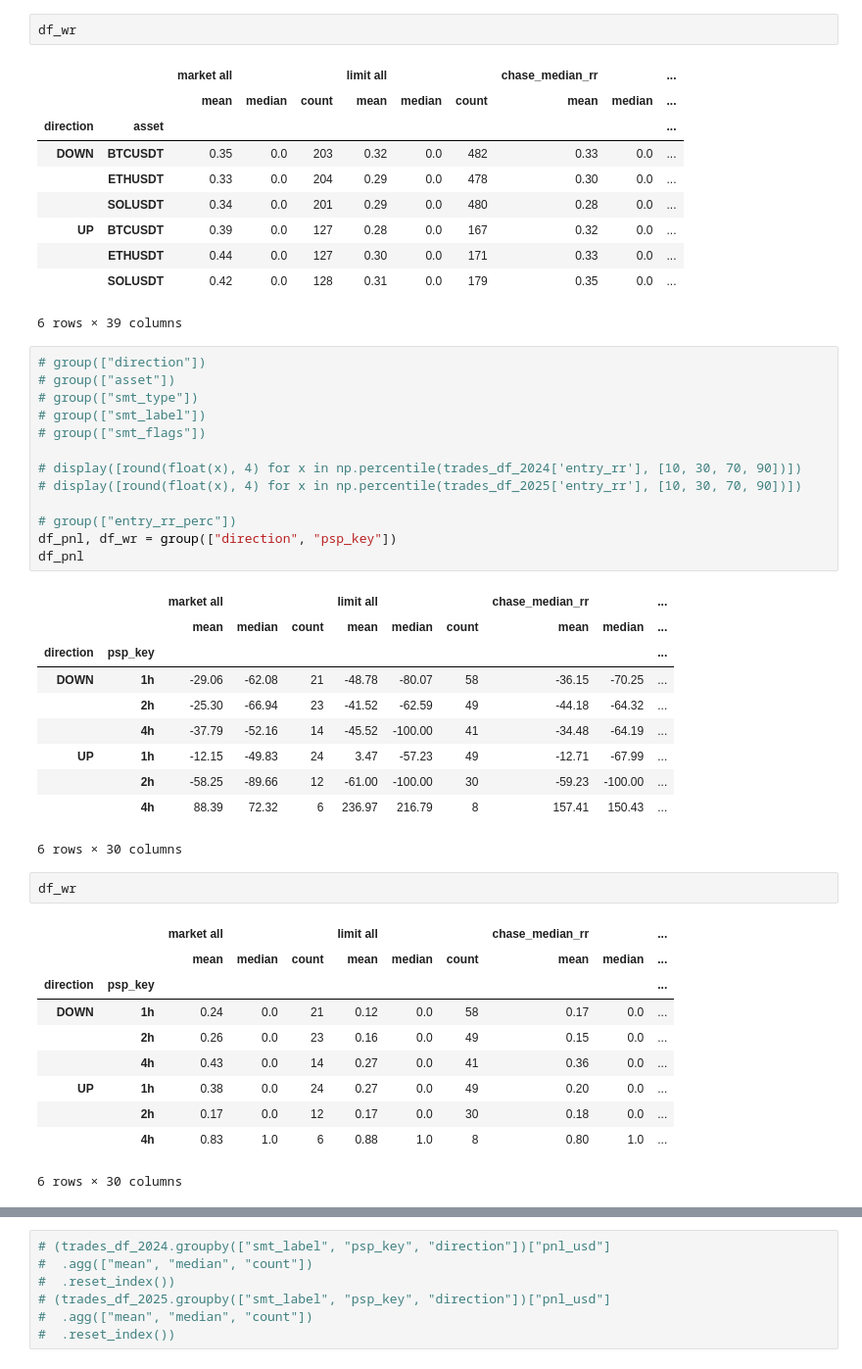
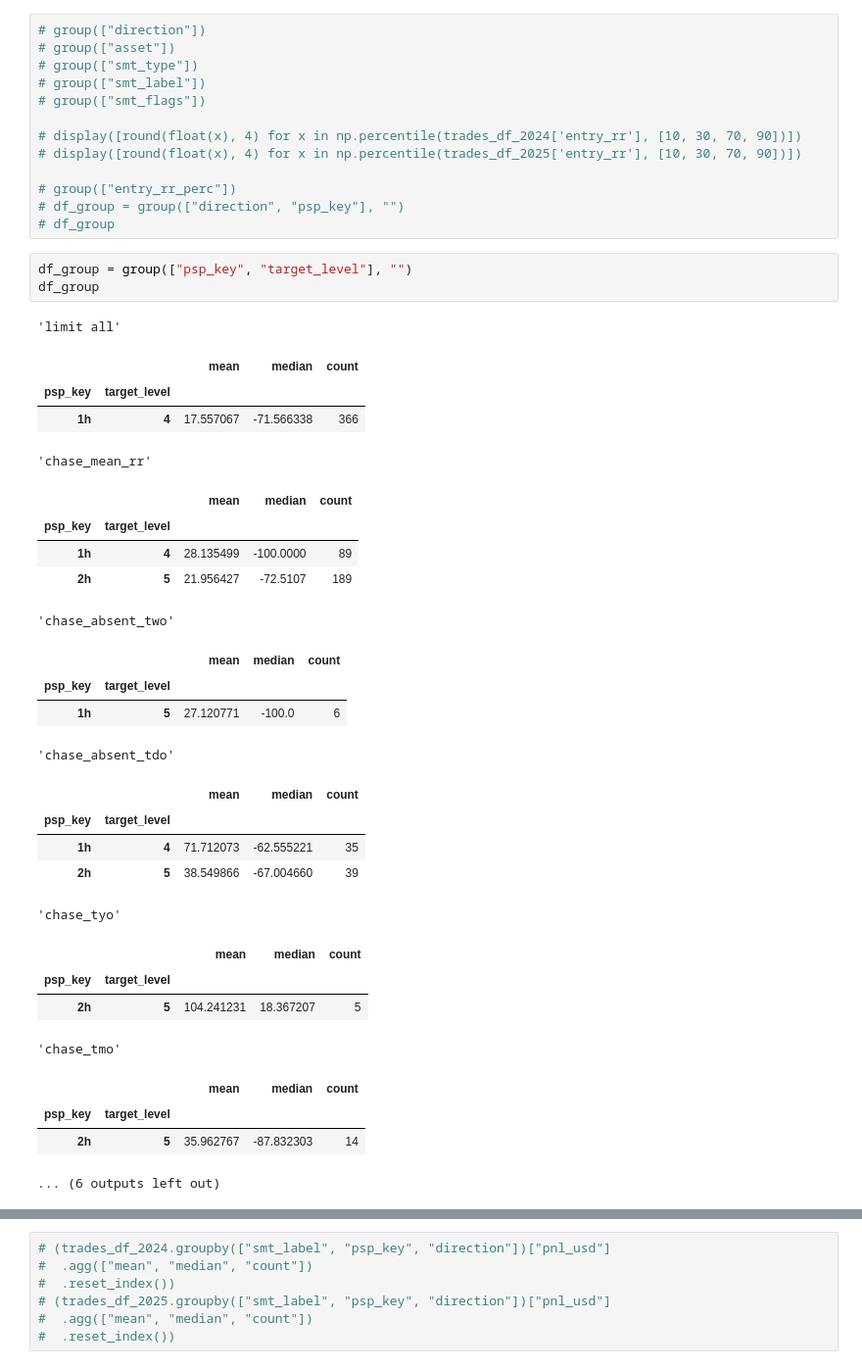
Before and after one commit to vlamitin/backtester, a Jupyter notebook: strategies_analyzer.ipynb, the cells around one changed output, grey strips where cells are left out. Shown at 98% size. Saved outputs shown, nothing was run; the diff lists cells and outputs as text.

```diff
--- a/strategies_analyzer.ipynb
+++ b/strategies_analyzer.ipynb
@@ -191,16 +262,3 @@ df_pnl
-# %%
-df_wr
-# %% [output]
-|  |  | market all |  |  | limit all |  |  | chase_median_rr |  | ... |
-|  |  | mean | median | count | mean | median | count | mean | median | ... |
-| direction | asset |  |  |  |  |  |  |  |  | ... |
-| DOWN | BTCUSDT | 0.35 | 0.0 | 203 | 0.32 | 0.0 | 482 | 0.33 | 0.0 | ... |
-|  | ETHUSDT | 0.33 | 0.0 | 204 | 0.29 | 0.0 | 478 | 0.30 | 0.0 | ... |
-|  | SOLUSDT | 0.34 | 0.0 | 201 | 0.29 | 0.0 | 480 | 0.28 | 0.0 | ... |
-| UP | BTCUSDT | 0.39 | 0.0 | 127 | 0.28 | 0.0 | 167 | 0.32 | 0.0 | ... |
-|  | ETHUSDT | 0.44 | 0.0 | 127 | 0.30 | 0.0 | 171 | 0.33 | 0.0 | ... |
-|  | SOLUSDT | 0.42 | 0.0 | 128 | 0.31 | 0.0 | 179 | 0.35 | 0.0 | ... |
-6 rows × 39 columns
 # %%
 # group(["direction"])
 # group(["asset"])
@@ -212,29 +270,36 @@ df_wr
 # display([round(float(x), 4) for x in np.percentile(trades_df_2025['entry_rr'], [10, 30, 70, 90])])
 
 # group(["entry_rr_perc"])
-df_pnl, df_wr = group(["direction", "psp_key"])
-df_pnl
+# df_group = group(["direction", "psp_key"], "")
+# df_group
-# %% [output]
-|  |  | market all |  |  | limit all |  |  | chase_median_rr |  | ... |
-|  |  | mean | median | count | mean | median | count | mean | median | ... |
-| direction | psp_key |  |  |  |  |  |  |  |  | ... |
-| DOWN | 1h | -29.06 | -62.08 | 21 | -48.78 | -80.07 | 58 | -36.15 | -70.25 | ... |
-|  | 2h | -25.30 | -66.94 | 23 | -41.52 | -62.59 | 49 | -44.18 | -64.32 | ... |
-|  | 4h | -37.79 | -52.16 | 14 | -45.52 | -100.00 | 41 | -34.48 | -64.19 | ... |
-| UP | 1h | -12.15 | -49.83 | 24 | 3.47 | -57.23 | 49 | -12.71 | -67.99 | ... |
-|  | 2h | -58.25 | -89.66 | 12 | -61.00 | -100.00 | 30 | -59.23 | -100.00 | ... |
-|  | 4h | 88.39 | 72.32 | 6 | 236.97 | 216.79 | 8 | 157.41 | 150.43 | ... |
-6 rows × 30 columns
-# %%
-df_wr
-# %% [output]
-|  |  | market all |  |  | limit all |  |  | chase_median_rr |  | ... |
-|  |  | mean | median | count | mean | median | count | mean | median | ... |
-| direction | psp_key |  |  |  |  |  |  |  |  | ... |
-| DOWN | 1h | 0.24 | 0.0 | 21 | 0.12 | 0.0 | 58 | 0.17 | 0.0 | ... |
-|  | 2h | 0.26 | 0.0 | 23 | 0.16 | 0.0 | 49 | 0.15 | 0.0 | ... |
-|  | 4h | 0.43 | 0.0 | 14 | 0.27 | 0.0 | 41 | 0.36 | 0.0 | ... |
-| UP | 1h | 0.38 | 0.0 | 24 | 0.27 | 0.0 | 49 | 0.20 | 0.0 | ... |
-|  | 2h | 0.17 | 0.0 | 12 | 0.17 | 0.0 | 30 | 0.18 | 0.0 | ... |
-|  | 4h | 0.83 | 1.0 | 6 | 0.88 | 1.0 | 8 | 0.80 | 1.0 | ... |
-6 rows × 30 columns
+# %%
+df_group = group(["psp_key", "target_level"], "")
+df_group
+# %% [output]
+'limit all'
+|  |  | mean | median | count |
+| psp_key | target_level |  |  |  |
+| 1h | 4 | 17.557067 | -71.566338 | 366 |
+'chase_mean_rr'
+|  |  | mean | median | count |
+| psp_key | target_level |  |  |  |
+| 1h | 4 | 28.135499 | -100.0000 | 89 |
+| 2h | 5 | 21.956427 | -72.5107 | 189 |
+'chase_absent_two'
+|  |  | mean | median | count |
+| psp_key | target_level |  |  |  |
+| 1h | 5 | 27.120771 | -100.0 | 6 |
+'chase_absent_tdo'
+|  |  | mean | median | count |
+| psp_key | target_level |  |  |  |
+| 1h | 4 | 71.712073 | -62.555221 | 35 |
+| 2h | 5 | 38.549866 | -67.004660 | 39 |
+'chase_tyo'
+|  |  | mean | median | count |
+| psp_key | target_level |  |  |  |
+| 2h | 5 | 104.241231 | 18.367207 | 5 |
+'chase_tmo'
+|  |  | mean | median | count |
+| psp_key | target_level |  |  |  |
+| 2h | 5 | 35.962767 | -87.832303 | 14 |
+... (6 outputs left out)
```
Also changed, not shown: parts of 4 cells of this notebook, 1 other file.
